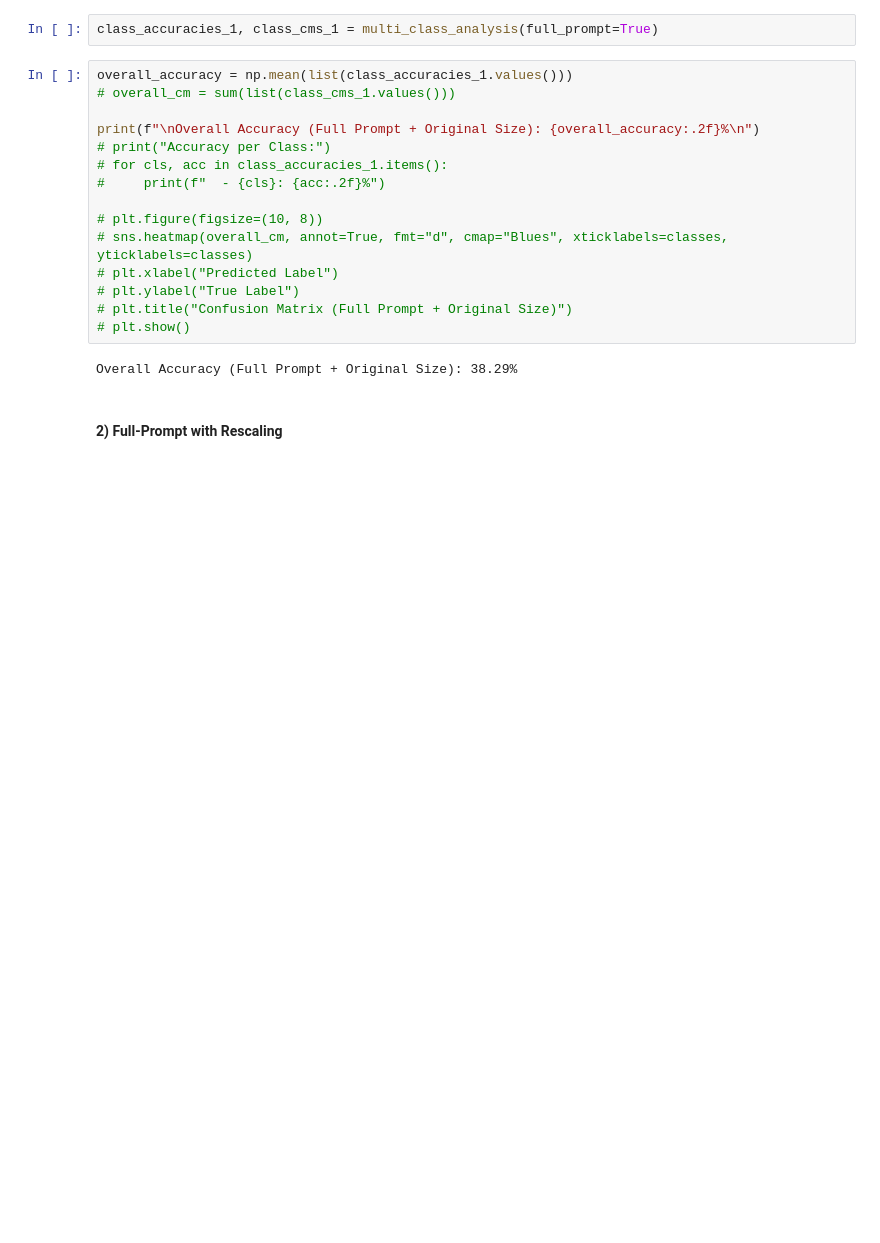
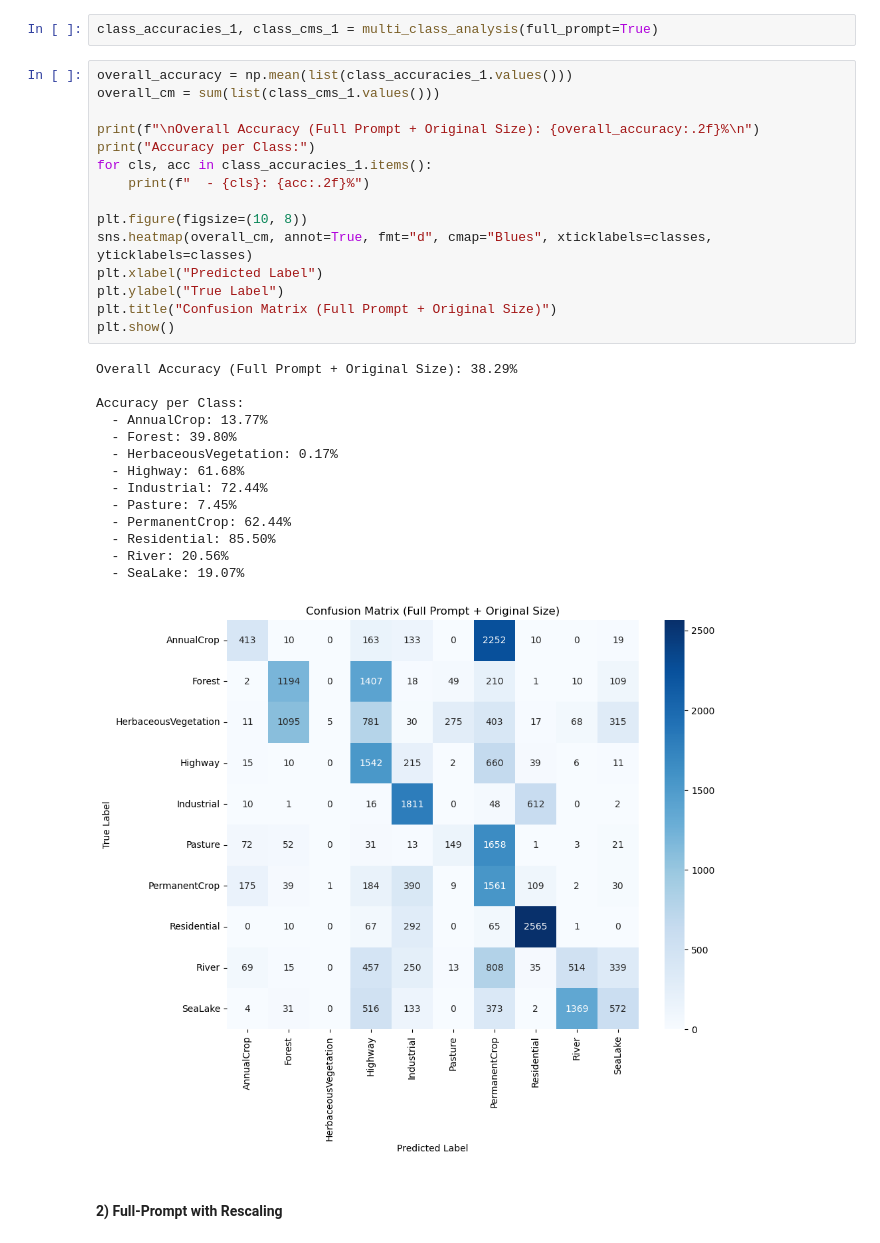
Before and after one commit to andrea-zoccante/land-classification-project, a Jupyter notebook: task1.ipynb, the cells around one changed output. Cells and saved outputs as stored; diff of their text form; blank space fills up the shorter version.

Commit message:
confusion matrix added

```diff
--- a/task1.ipynb
+++ b/task1.ipynb
@@ -357,21 +336,34 @@ def multi_class_analysis(full_prompt=True, rescaling=False):
 class_accuracies_1, class_cms_1 = multi_class_analysis(full_prompt=True)
 # %%
 overall_accuracy = np.mean(list(class_accuracies_1.values()))
-# overall_cm = sum(list(class_cms_1.values()))
+overall_cm = sum(list(class_cms_1.values()))
 
 print(f"\nOverall Accuracy (Full Prompt + Original Size): {overall_accuracy:.2f}%\n")
-# print("Accuracy per Class:")
-# for cls, acc in class_accuracies_1.items():
-#     print(f"  - {cls}: {acc:.2f}%")
+print("Accuracy per Class:")
+for cls, acc in class_accuracies_1.items():
+    print(f"  - {cls}: {acc:.2f}%")
 
-# plt.figure(figsize=(10, 8))
-# sns.heatmap(overall_cm, annot=True, fmt="d", cmap="Blues", xticklabels=classes, yticklabels=classes)
-# plt.xlabel("Predicted Label")
-# plt.ylabel("True Label")
-# plt.title("Confusion Matrix (Full Prompt + Original Size)")
-# plt.show()
+plt.figure(figsize=(10, 8))
+sns.heatmap(overall_cm, annot=True, fmt="d", cmap="Blues", xticklabels=classes, yticklabels=classes)
+plt.xlabel("Predicted Label")
+plt.ylabel("True Label")
+plt.title("Confusion Matrix (Full Prompt + Original Size)")
+plt.show()
 # %% [output]
 Overall Accuracy (Full Prompt + Original Size): 38.29%
+
+Accuracy per Class:
+  - AnnualCrop: 13.77%
+  - Forest: 39.80%
+  - HerbaceousVegetation: 0.17%
+  - Highway: 61.68%
+  - Industrial: 72.44%
+  - Pasture: 7.45%
+  - PermanentCrop: 62.44%
+  - Residential: 85.50%
+  - River: 20.56%
+  - SeaLake: 19.07%
+[figure, added]
 # %% [markdown]
 #### 2) Full-Prompt with Rescaling
 # %%
```
Also changed, not shown: parts of 3 cells of this notebook.
